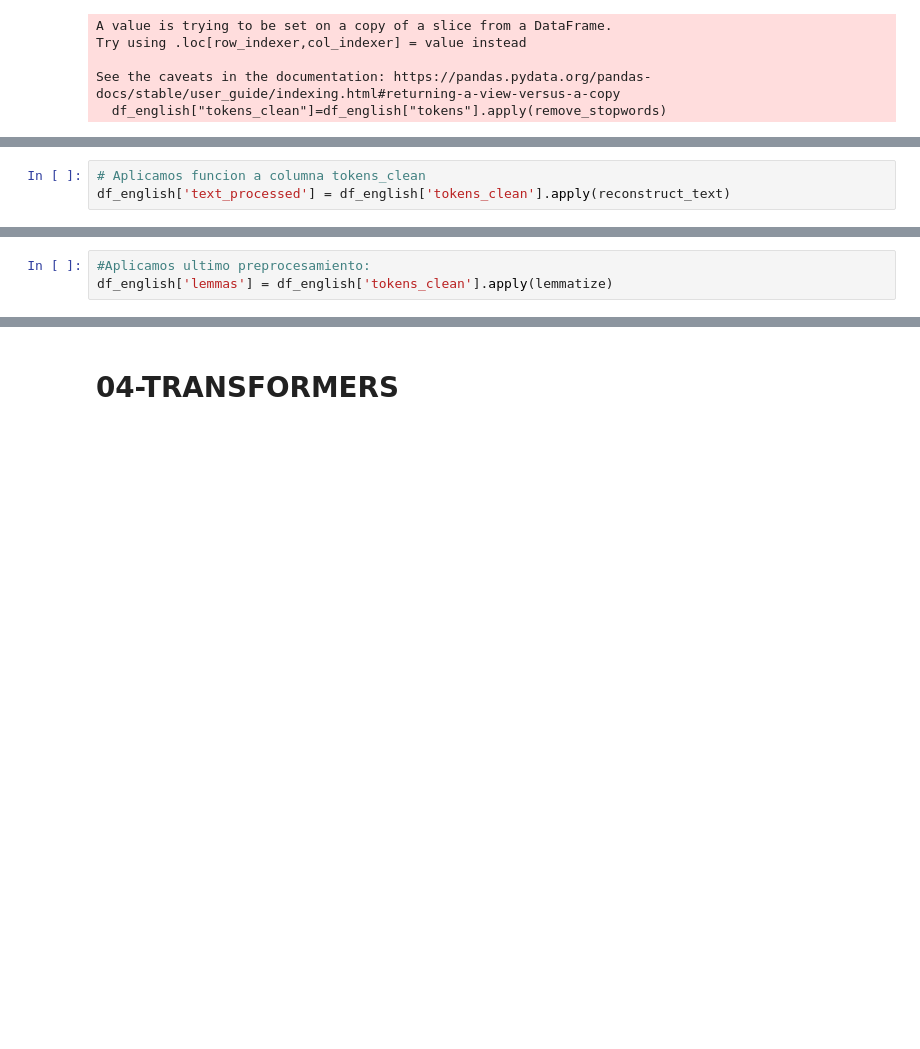
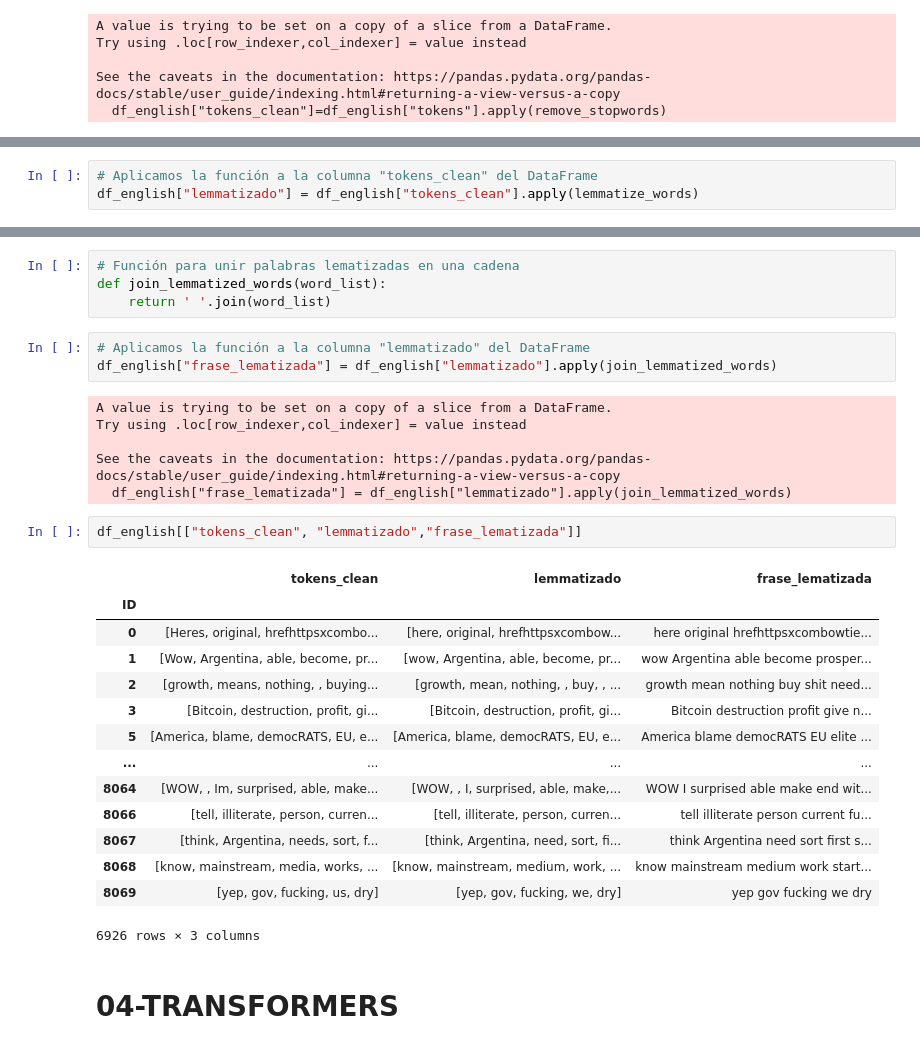
Before and after one commit to Martinerramuspe/milei-project-nlp, a Jupyter notebook: transformer.ipynb, the cells around one changed output, grey strips where cells are left out. Saved outputs shown, nothing was run; the diff lists cells and outputs as text; blank space fills up the shorter version.

```diff
--- a/transformer.ipynb
+++ b/transformer.ipynb
@@ -411,6 +432,6 @@ def reconstruct_text(tokens):
 # %%
-# Aplicamos funcion a columna tokens_clean
-df_english['text_processed'] = df_english['tokens_clean'].apply(reconstruct_text)
+# Aplicamos la función a la columna "tokens_clean" del DataFrame
+df_english["lemmatizado"] = df_english["tokens_clean"].apply(lemmatize_words)
 # %% [output]
 A value is trying to be set on a copy of a slice from a DataFrame.
 Try using .loc[row_indexer,col_indexer] = value instead
@@ -434,3 +440,0 @@ def lemmatize(tokens):
-# %%
-#Aplicamos ultimo preprocesamiento:
-df_english['lemmas'] = df_english['tokens_clean'].apply(lemmatize)
@@ -466,3 +458,33 @@ df_english.head()
+# %%
+# Función para unir palabras lematizadas en una cadena
+def join_lemmatized_words(word_list):
+    return ' '.join(word_list)
+# %%
+# Aplicamos la función a la columna "lemmatizado" del DataFrame
+df_english["frase_lematizada"] = df_english["lemmatizado"].apply(join_lemmatized_words)
+# %% [output]
+A value is trying to be set on a copy of a slice from a DataFrame.
+Try using .loc[row_indexer,col_indexer] = value instead
+
+See the caveats in the documentation: https://pandas.pydata.org/pandas-docs/stable/user_guide/indexing.html#returning-a-view-versus-a-copy
+  df_english["frase_lematizada"] = df_english["lemmatizado"].apply(join_lemmatized_words)
+# %%
+df_english[["tokens_clean", "lemmatizado","frase_lematizada"]]
+# %% [output]
+|  | tokens_clean | lemmatizado | frase_lematizada |
+| ID |  |  |  |
+| 0 | [Heres, original, hrefhttpsxcombo... | [here, original, hrefhttpsxcombow... | here original hrefhttpsxcombowtie... |
+| 1 | [Wow, Argentina, able, become, pr... | [wow, Argentina, able, become, pr... | wow Argentina able become prosper... |
+| 2 | [growth, means, nothing, , buying... | [growth, mean, nothing, , buy, , ... | growth mean nothing buy shit need... |
+| 3 | [Bitcoin, destruction, profit, gi... | [Bitcoin, destruction, profit, gi... | Bitcoin destruction profit give n... |
+| 5 | [America, blame, democRATS, EU, e... | [America, blame, democRATS, EU, e... | America blame democRATS EU elite ... |
+| ... | ... | ... | ... |
+| 8064 | [WOW, , Im, surprised, able, make... | [WOW, , I, surprised, able, make,... | WOW I surprised able make end wit... |
+| 8066 | [tell, illiterate, person, curren... | [tell, illiterate, person, curren... | tell illiterate person current fu... |
+| 8067 | [think, Argentina, needs, sort, f... | [think, Argentina, need, sort, fi... | think Argentina need sort first s... |
+| 8068 | [know, mainstream, media, works, ... | [know, mainstream, medium, work, ... | know mainstream medium work start... |
+| 8069 | [yep, gov, fucking, us, dry] | [yep, gov, fucking, we, dry] | yep gov fucking we dry |
+6926 rows × 3 columns
 # %% [markdown]
 # 04-TRANSFORMERS
 # %%
```
Also changed, not shown: parts of 45 cells of this notebook, 1 other file.
